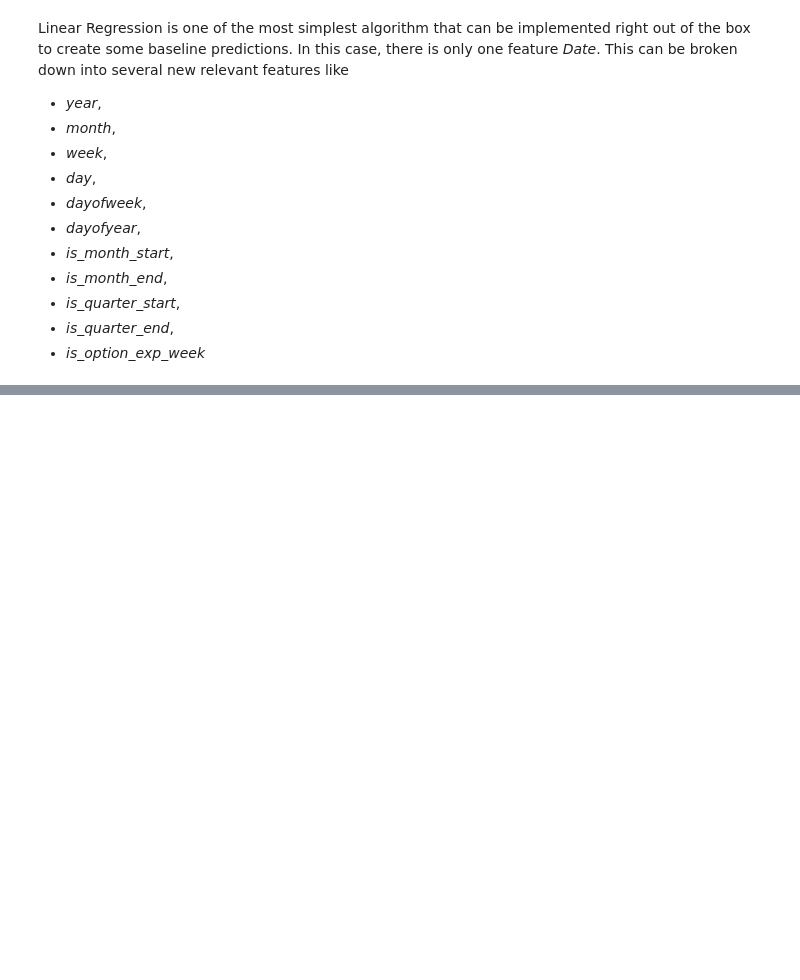
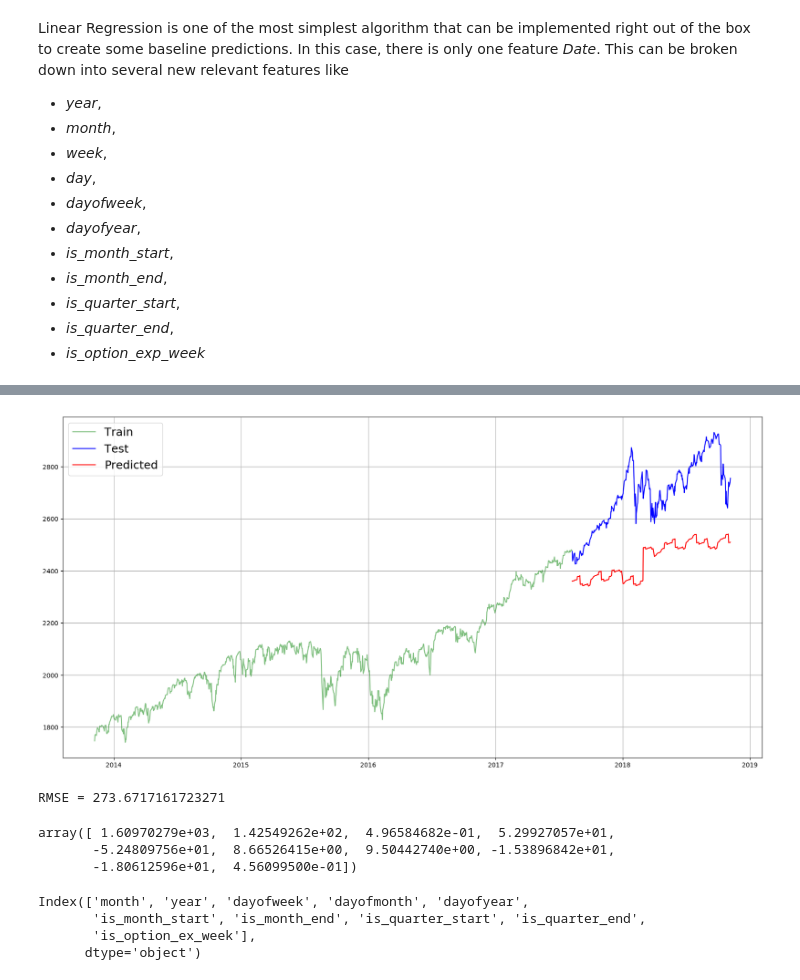
Before and after one commit to nagaraj-h/stock_index_prediction, a Jupyter notebook: spx.ipynb, the cells around one changed output, grey strips where cells are left out. Saved outputs shown, nothing was run; the diff lists cells and outputs as text; code cells hidden in the pictures; blank space fills up the shorter version.

Commit message:
Completed Linerar Regression model

```diff
--- a/spx.ipynb
+++ b/spx.ipynb
@@ -217,0 +236,16 @@ df_for_analysis
+# %%
+def create_train_test(df, train_ratio=0.8):
+    split_length = int(df.shape[0] * train_ratio)
+
+    train = df.iloc[:split_length,:]
+    test = df.iloc[split_length:,:]
+
+    X_train = train.drop(['Close', 'Date'], axis=1)
+    y_train = train['Close']
+
+    X_test = test.drop(['Close', 'Date'], axis=1)
+    y_test = test['Close']
+
+    return (train, test, X_train, y_train, X_test, y_test)
+# %%
+train, test, X_train, y_train, X_test, y_test = create_train_test(df_for_analysis, 0.75)
@@ -217,0 +255,6 @@ df_for_analysis
+# %%
+model = LinearRegression()
+model.fit(X_train, y_train)
+test['pred'] = model.predict(X_test)
+rmse = mean_squared_error(y_test, test['pred']) ** 0.5
+print(rmse)
@@ -217,0 +268,18 @@ df_for_analysis
+# %%
+plot_preds(train, test)
+# %% [output]
+[figure, added]
+RMSE = 273.6717161723271
+# %%
+model.coef_
+# %% [output]
+array([ 1.60970279e+03,  1.42549262e+02,  4.96584682e-01,  5.29927057e+01,
+       -5.24809756e+01,  8.66526415e+00,  9.50442740e+00, -1.53896842e+01,
+       -1.80612596e+01,  4.56099500e-01])
+# %%
+X_train.columns
+# %% [output]
+Index(['month', 'year', 'dayofweek', 'dayofmonth', 'dayofyear',
+       'is_month_start', 'is_month_end', 'is_quarter_start', 'is_quarter_end',
+       'is_option_ex_week'],
+      dtype='object')
```
Also changed, not shown: parts of 8 cells of this notebook.
